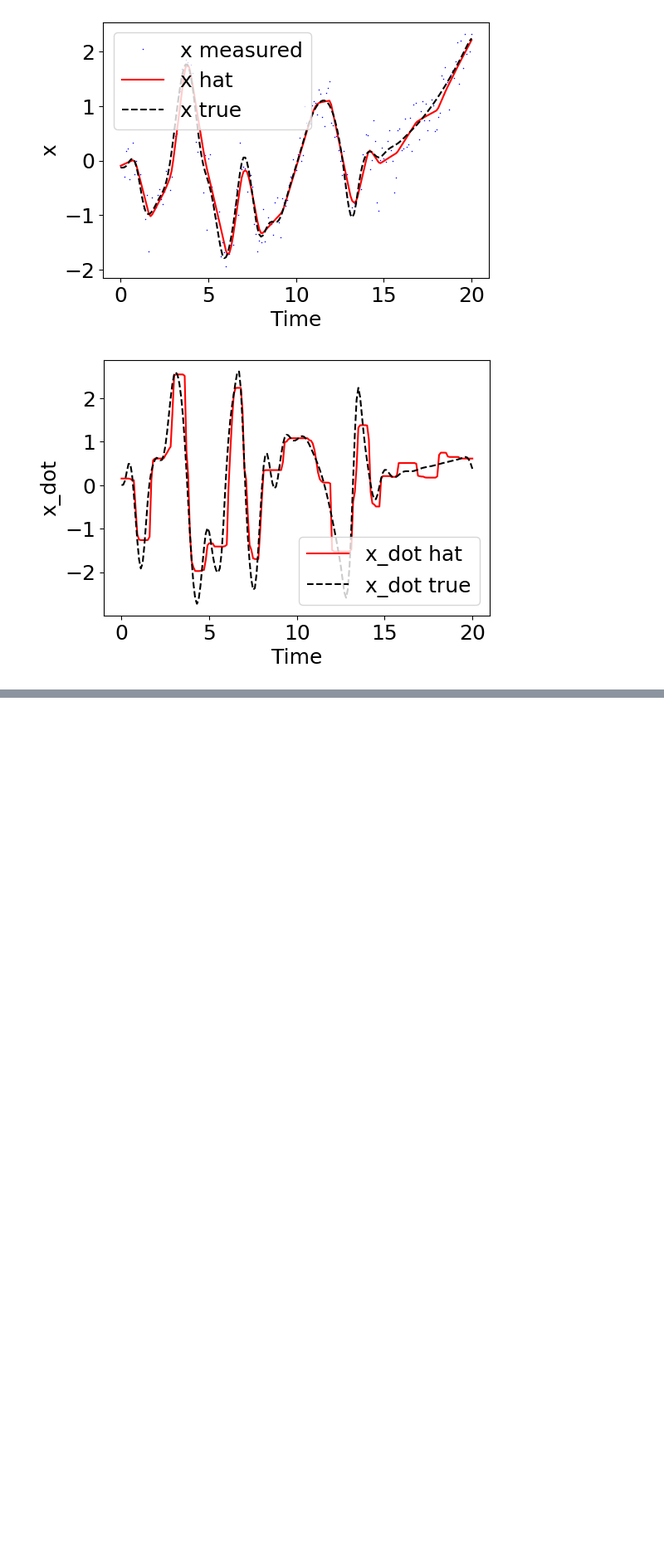
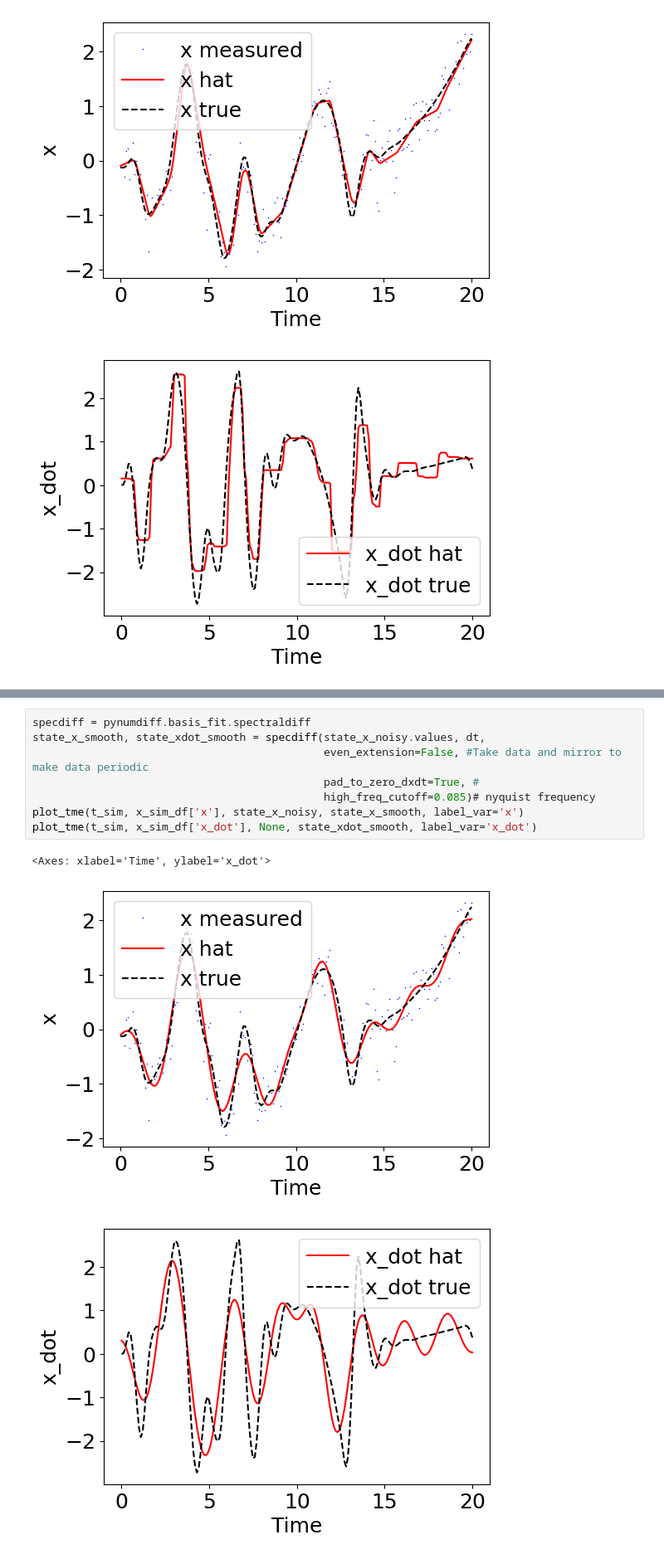
Before and after one commit to quangvumathneuro/Nonlinear_and_Data_Driven_Estimation, a Jupyter notebook: Lesson_14_Naive_Numerical_Differentiation/A_planar_drone_pynumdiff_QV.ipynb, the cells around one changed output, grey strips where cells are left out. Shown at 83% size. Saved outputs shown, nothing was run; the diff lists cells and outputs as text; blank space fills up the shorter version.

```diff
--- a/Lesson_14_Naive_Numerical_Differentiation/A_planar_drone_pynumdiff_QV.ipynb
+++ b/Lesson_14_Naive_Numerical_Differentiation/A_planar_drone_pynumdiff_QV.ipynb
@@ -323,0 +337,12 @@ plot_tme(t_sim, x_sim_df['x_dot'], None, state_xdot_smooth, label_var='x_dot')
+# %%
+specdiff = pynumdiff.basis_fit.spectraldiff
+state_x_smooth, state_xdot_smooth = specdiff(state_x_noisy.values, dt,
+                                             even_extension=False, #Take data and mirror to make data periodic
+                                             pad_to_zero_dxdt=True, #
+                                             high_freq_cutoff=0.085)# nyquist frequency
+plot_tme(t_sim, x_sim_df['x'], state_x_noisy, state_x_smooth, label_var='x')
+plot_tme(t_sim, x_sim_df['x_dot'], None, state_xdot_smooth, label_var='x_dot')
+# %% [output]
+<Axes: xlabel='Time', ylabel='x_dot'>
+[figure, added]
+[figure, added]
```
Also changed, not shown: parts of 9 cells of this notebook.
